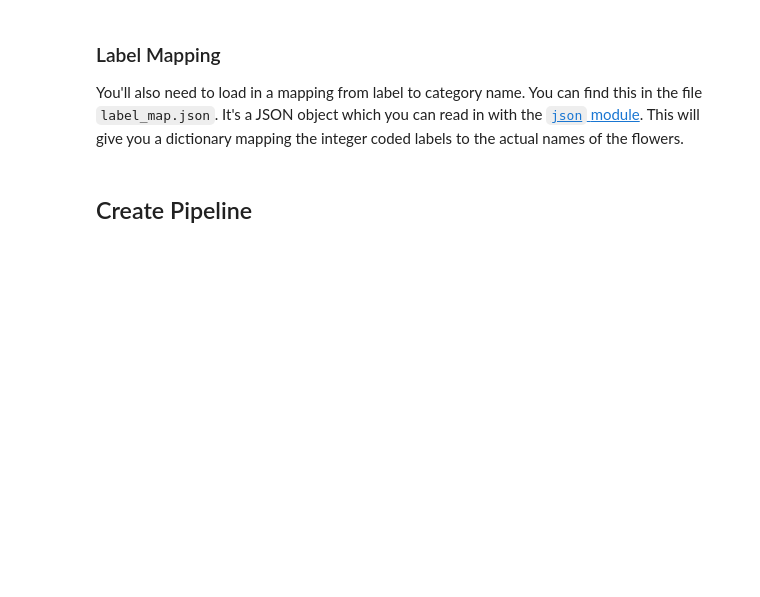
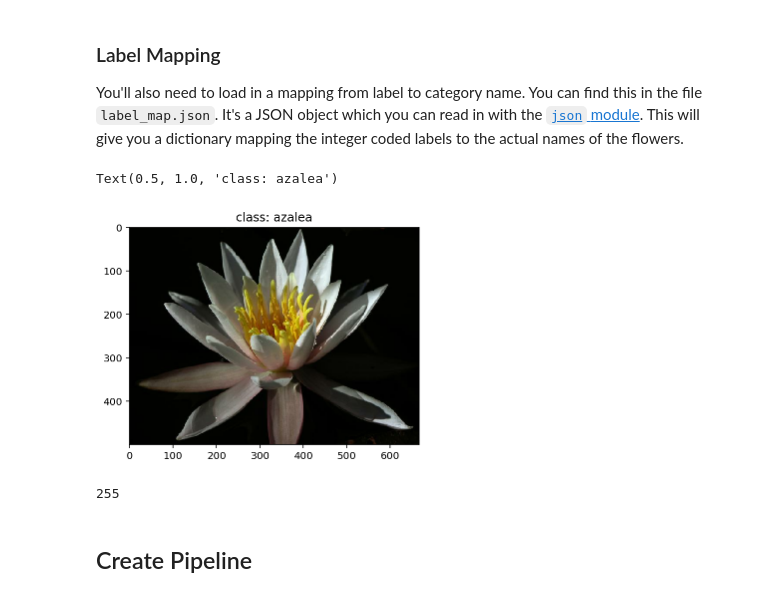
Before and after one commit to jeremymcit/Udacity, a Jupyter notebook: Project_Image_Classifier_Project.ipynb, the cells around one changed output. Drawn from its saved outputs; the diff is of its cells as text; code cells hidden in the pictures; blank space fills up the shorter version.

```diff
--- a/Project_Image_Classifier_Project.ipynb
+++ b/Project_Image_Classifier_Project.ipynb
@@ -162,5 +163,14 @@ with open('label_map.json', 'r') as f:
 # %%
 # TODO: Plot 1 image from the training set. Set the title
 # of the plot to the corresponding class name.
+plt.imshow(first_image[0])
+plt.title("class: " + class_names.get(str(first_image[1].numpy())))
+# %% [output]
+Text(0.5, 1.0, 'class: azalea')
+[figure, added]
+# %%
+first_image[0].numpy().max()
+# %% [output]
+255
 # %% [markdown]
 ## Create Pipeline
```
Also changed, not shown: parts of 23 cells of this notebook.
